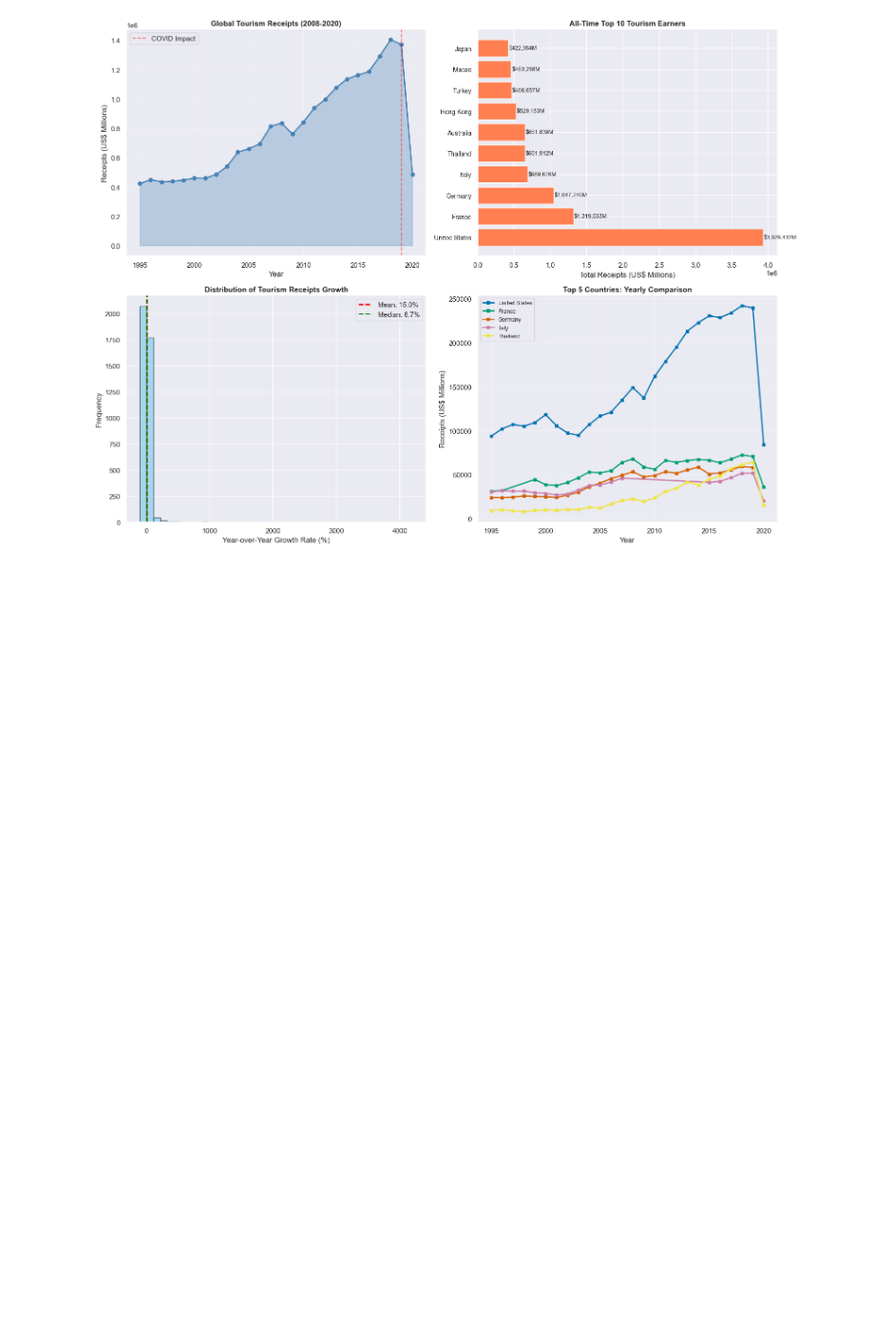
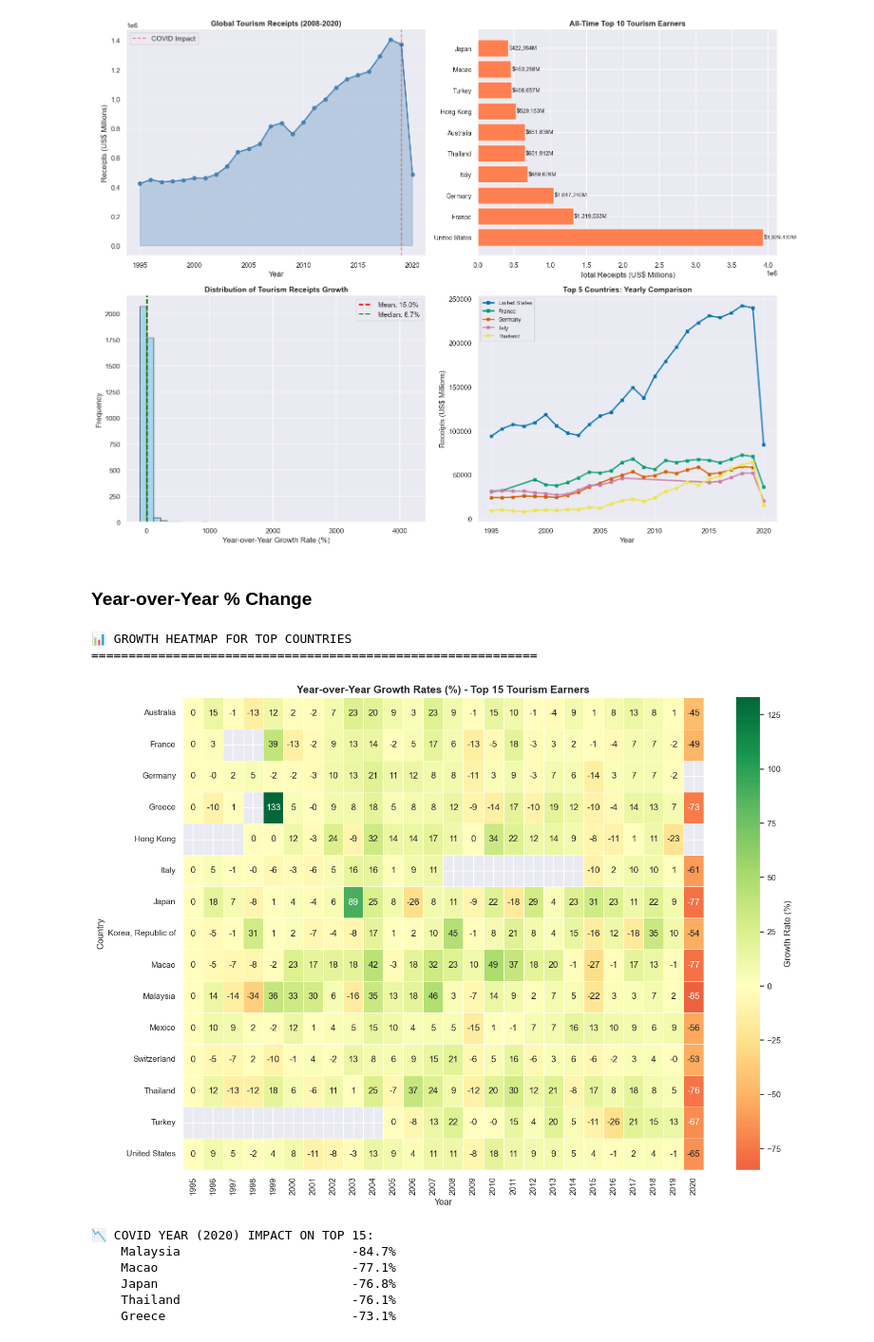
Before and after one commit to lizkodjo/TourismData, a Jupyter notebook: tourism_data.ipynb, the cells around one changed output. Shown at 95% size. Drawn from its saved outputs; the diff is of its cells as text; code cells hidden in the pictures; blank space fills up the shorter version.

```diff
--- a/tourism_data.ipynb
+++ b/tourism_data.ipynb
@@ -395,3 +395,42 @@ plt.tight_layout()
 plt.show()
 # %% [output]
 [figure]
+# %% [markdown]
+### Year-over-Year % Change
+# %%
+# Growth heatmap for top countries
+print("📊 GROWTH HEATMAP FOR TOP COUNTRIES")
+print("="*60)
+
+# Create pivot table for growth rates (top 15 countries)
+top15_countries = country_totals.head(15).index
+growth_pivot = df_clean[df_clean['name'].isin(top15_countries)].pivot(
+    index='name',
+    columns='year',
+    values='growth_rate'
+)
+
+# Create heatmap
+plt.figure(figsize=(14, 10))
+sns.heatmap(growth_pivot, annot=True, fmt='.0f', cmap='RdYlGn', center=0, cbar_kws={'label': 'Growth Rate (%)'}, linewidths=0.5)
+plt.title('Year-over-Year Growth Rates (%) - Top 15 Tourism Earners', fontsize=14, fontweight='bold')
+plt.xlabel('Year')
+plt.ylabel('Country')
+plt.tight_layout()
+plt.show()
+
+# Highlight COVID year impact
+print(f"\n📉 COVID YEAR ({latest_year}) IMPACT ON TOP 15:")
+covid_impact = growth_pivot[latest_year].sort_values()
+for country, growth in covid_impact.head(5).items():
+    print(f"    {country:<30} {growth:+.1f}%")
+# %% [output]
+📊 GROWTH HEATMAP FOR TOP COUNTRIES
+============================================================
+[figure, added]
+📉 COVID YEAR (2020) IMPACT ON TOP 15:
+    Malaysia                       -84.7%
+    Macao                          -77.1%
+    Japan                          -76.8%
+    Thailand                       -76.1%
+    Greece                         -73.1%
```
Also changed, not shown: parts of 4 cells of this notebook, 4 other files.
